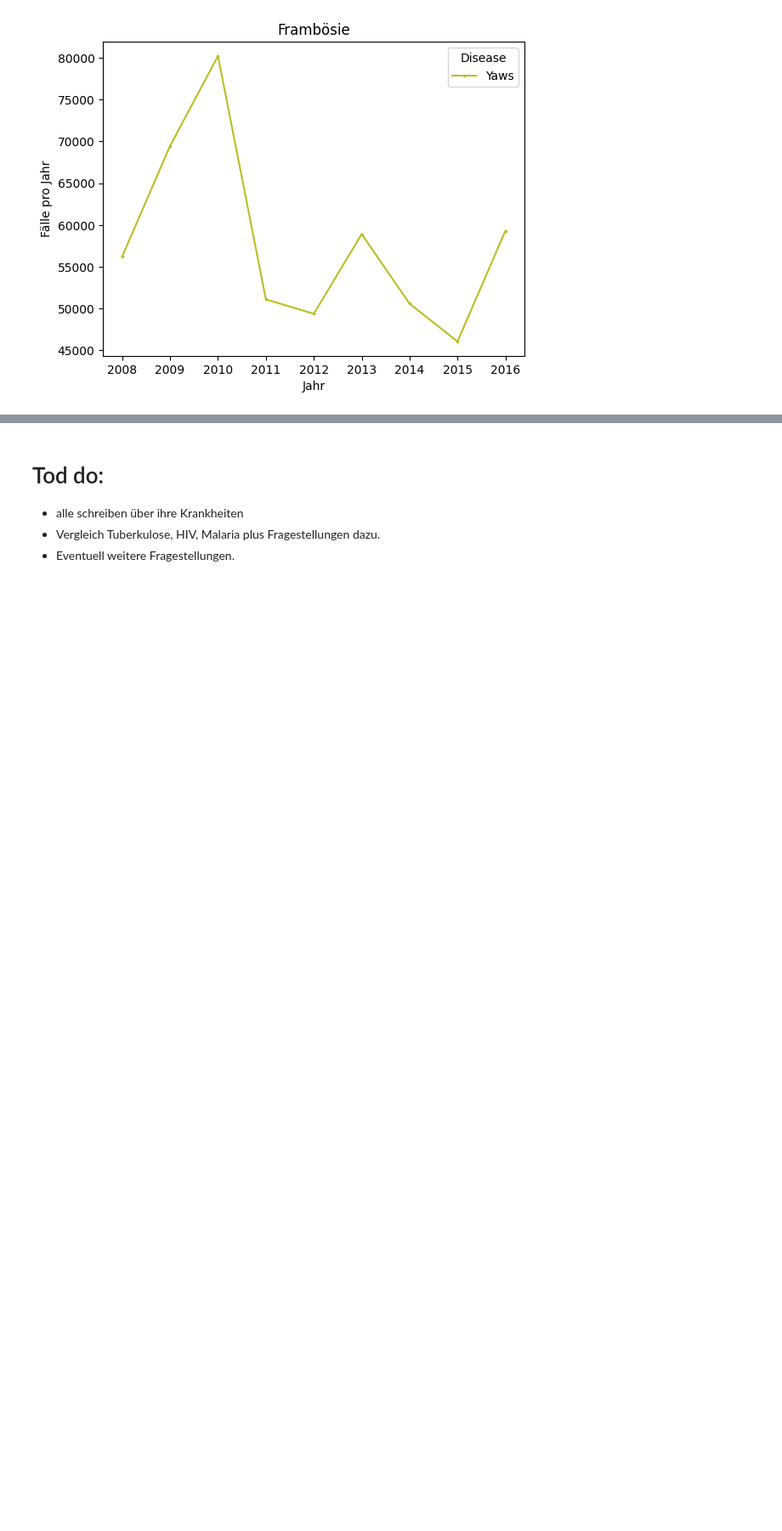
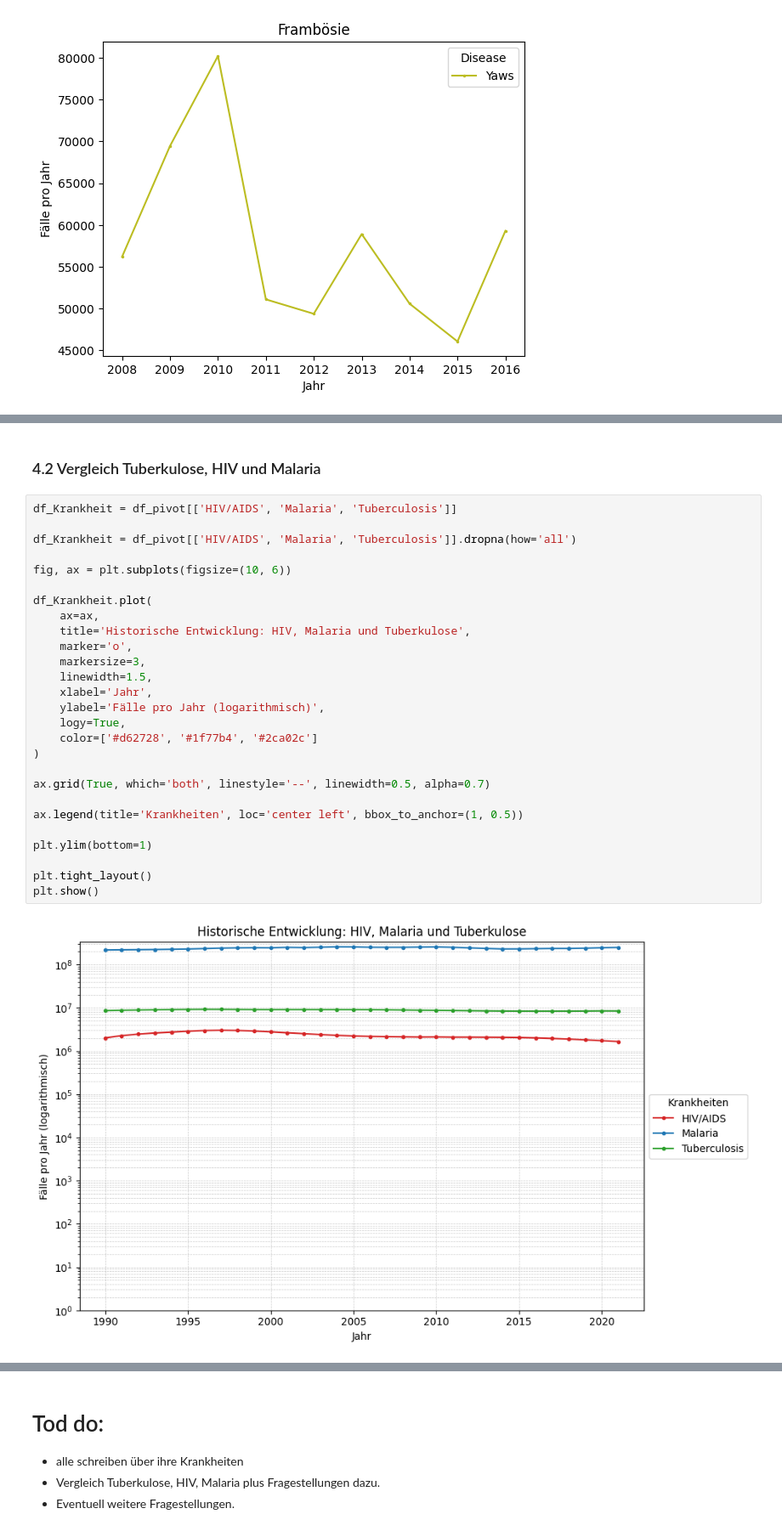
Before and after one commit to Retikulum94/Leistungsnachweis_2, a Jupyter notebook: Leistungsnachweis Infektionskrankheiten im Verlauf der Zeit.ipynb, the cells around one changed output, grey strips where cells are left out. Shown at 85% size. Cells and saved outputs as stored; diff of their text form; blank space fills up the shorter version.

```diff
--- a/Leistungsnachweis Infektionskrankheiten im Verlauf der Zeit.ipynb
+++ b/Leistungsnachweis Infektionskrankheiten im Verlauf der Zeit.ipynb
@@ -301,0 +265,31 @@ Dave
+# %% [markdown]
+### 4.2 Vergleich Tuberkulose, HIV und Malaria
+# %%
+df_Krankheit = df_pivot[['HIV/AIDS', 'Malaria', 'Tuberculosis']]
+
+df_Krankheit = df_pivot[['HIV/AIDS', 'Malaria', 'Tuberculosis']].dropna(how='all')
+
+fig, ax = plt.subplots(figsize=(10, 6))
+
+df_Krankheit.plot(
+    ax=ax,
+    title='Historische Entwicklung: HIV, Malaria und Tuberkulose',
+    marker='o',
+    markersize=3,
+    linewidth=1.5,
+    xlabel='Jahr',
+    ylabel='Fälle pro Jahr (logarithmisch)',
+    logy=True,
+    color=['#d62728', '#1f77b4', '#2ca02c']
+)
+
+ax.grid(True, which='both', linestyle='--', linewidth=0.5, alpha=0.7)
+
+ax.legend(title='Krankheiten', loc='center left', bbox_to_anchor=(1, 0.5))
+
+plt.ylim(bottom=1)
+
+plt.tight_layout()
+plt.show()
+# %% [output]
+[figure, added]
```
Also changed, not shown: parts of 23 cells of this notebook.
